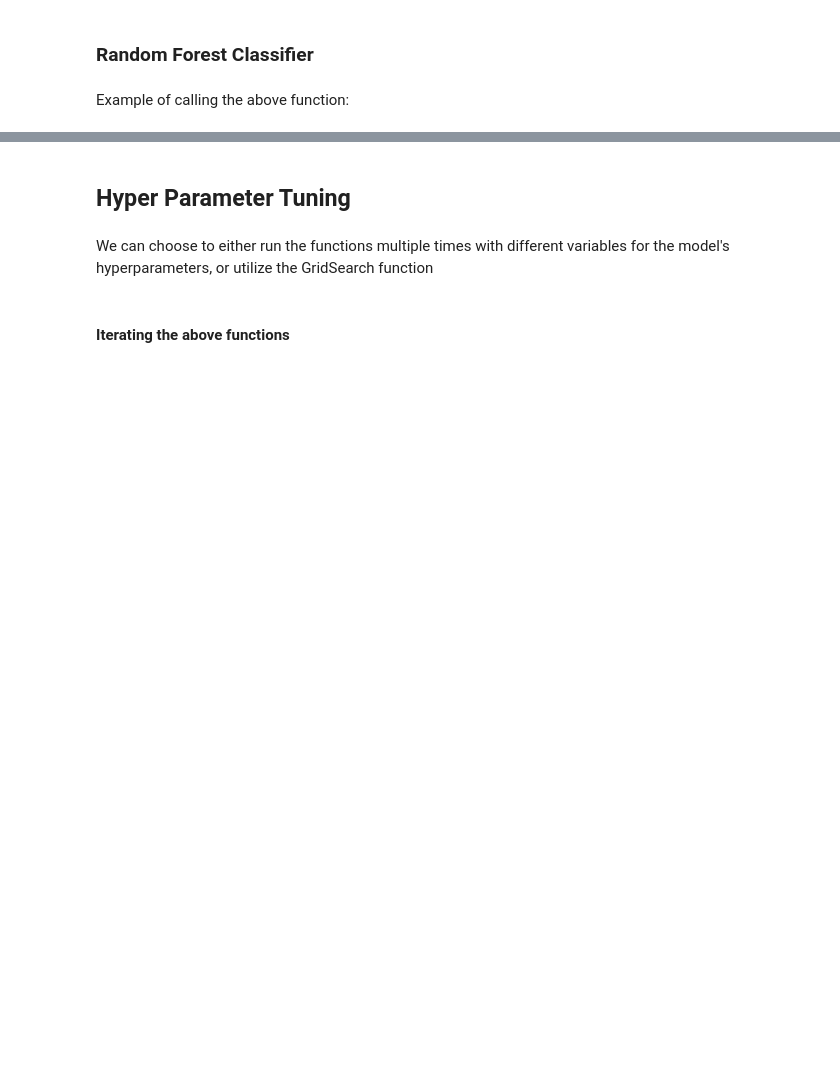
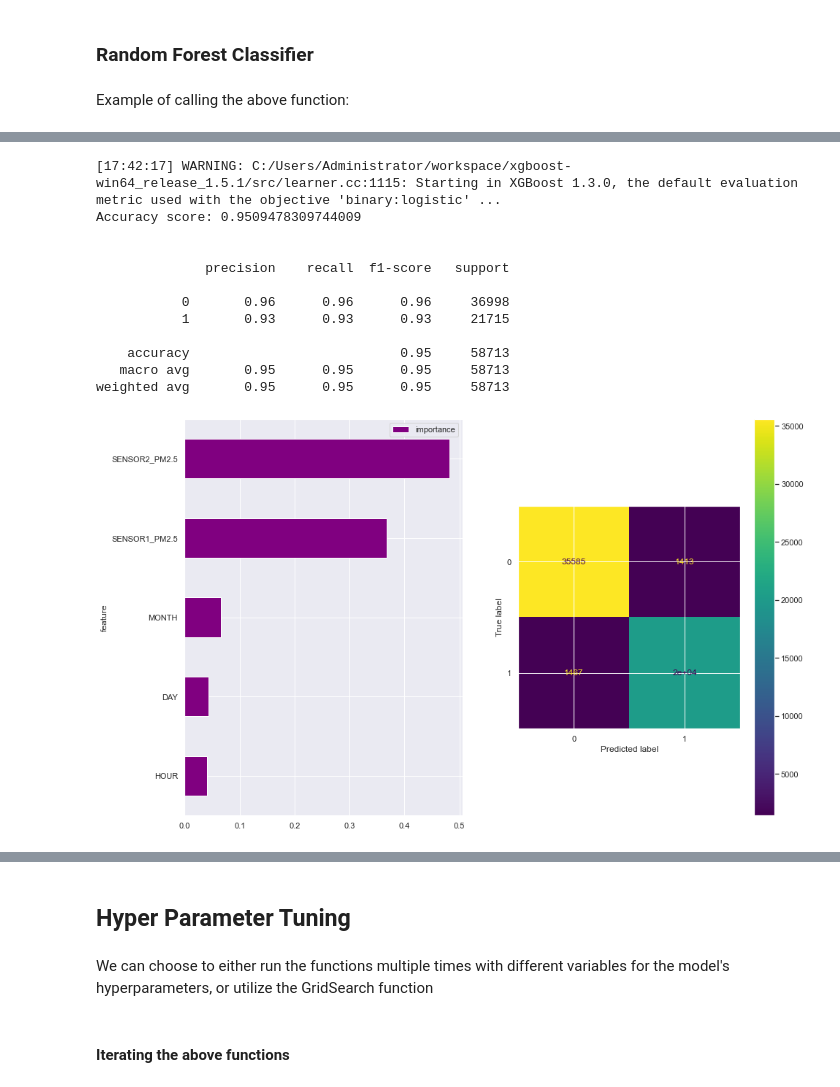
Before and after one commit to JessWN/UmojaHack2022-TeamVyrodok, a Jupyter notebook: challenge.ipynb, the cells around one changed output, grey strips where cells are left out. Cells and saved outputs as stored; diff of their text form; code cells hidden in the pictures; blank space fills up the shorter version.

```diff
--- a/challenge.ipynb
+++ b/challenge.ipynb
@@ -588,0 +615,50 @@ weighted avg       0.85      0.85      0.85     59436
+# %%
+#Create columns as per the preparation function
+train_df = prepare_df(raw_train_df)
+
+#Scale the data
+# train_df = scale_df(train_df)
+# print(train_df.columns)
+
+#Bin the continuous features
+# train_df = bin_df(train_df)
+
+#Drop columns with Null values in Sensor Data
+train_df = train_df[(train_df['SENSOR1_PM2.5'].notna()) & (train_df['SENSOR1_PM2.5'].notna())]
+
+train_df['OFFSET_FAULT'] = raw_train_df['Offset_fault']
+
+#Fill the Nan values in temp & humidity with mean values
+# train_df = fill_na_mean(train_df)
+
+#Fill the Nan values in Sensor values with zeroes
+# train_df = fill_na_mean(train_df)
+
+#At this point, we can select specific columns to be used in the fitting.
+#We can experiment by using the SENSOR1_PM2.5, SENSOR2_PM2.5, TEMPERATURE & HOUR columns
+# NOTE that the OFFSET_FAULT column should always be included
+# model_cols = ['OFFSET_FAULT','SENSOR1_PM2.5', 'SENSOR2_PM2.5']
+#             'MONTH_10', 'YEAR', 'MONTH_12', 'DAY', 'OFFSET_FAULT']
+
+#If we want to use all columns, uncomment the line below
+model_cols = [col for col in train_df.columns if col not in \
+    ['TEMPERATURE', 'RELATIVE_HUMIDITY', 'YEAR', 'DAY_OF_WEEK', 'HOUR_OF_WEEK']]
+
+# The following columns are removed in the function itself: ID, DATETIME
+
+#Fit the model.
+xgb, X_xgb = xgb_model(train_df[model_cols])
+# %% [output]
+[17:42:17] WARNING: C:/Users/Administrator/workspace/xgboost-win64_release_1.5.1/src/learner.cc:1115: Starting in XGBoost 1.3.0, the default evaluation metric used with the objective 'binary:logistic' ...
+Accuracy score: 0.9509478309744009
+
+
+              precision    recall  f1-score   support
+
+           0       0.96      0.96      0.96     36998
+           1       0.93      0.93      0.93     21715
+
+    accuracy                           0.95     58713
+   macro avg       0.95      0.95      0.95     58713
+weighted avg       0.95      0.95      0.95     58713
+[figure, added]
```
Also changed, not shown: parts of 47 cells of this notebook.
